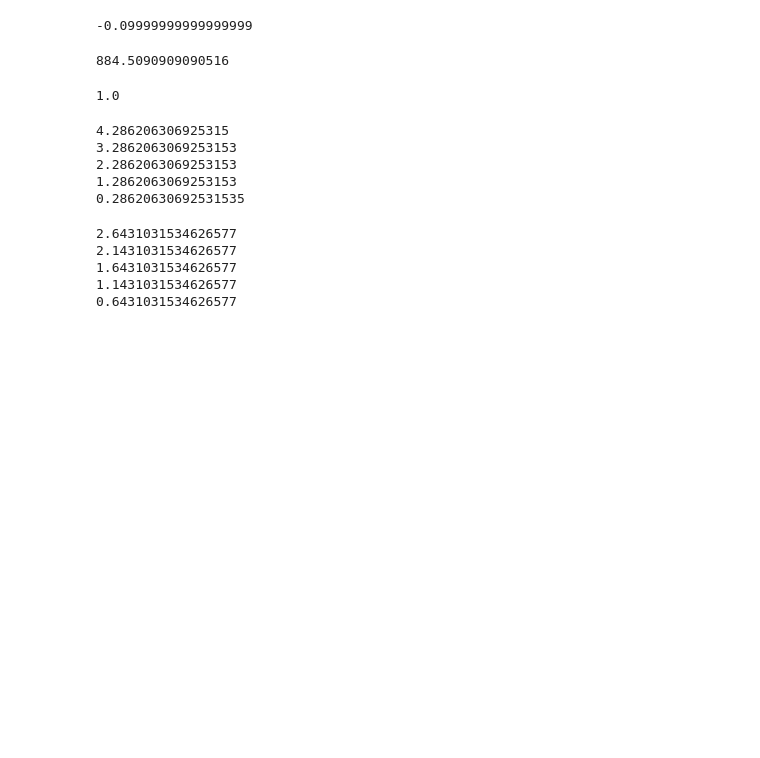
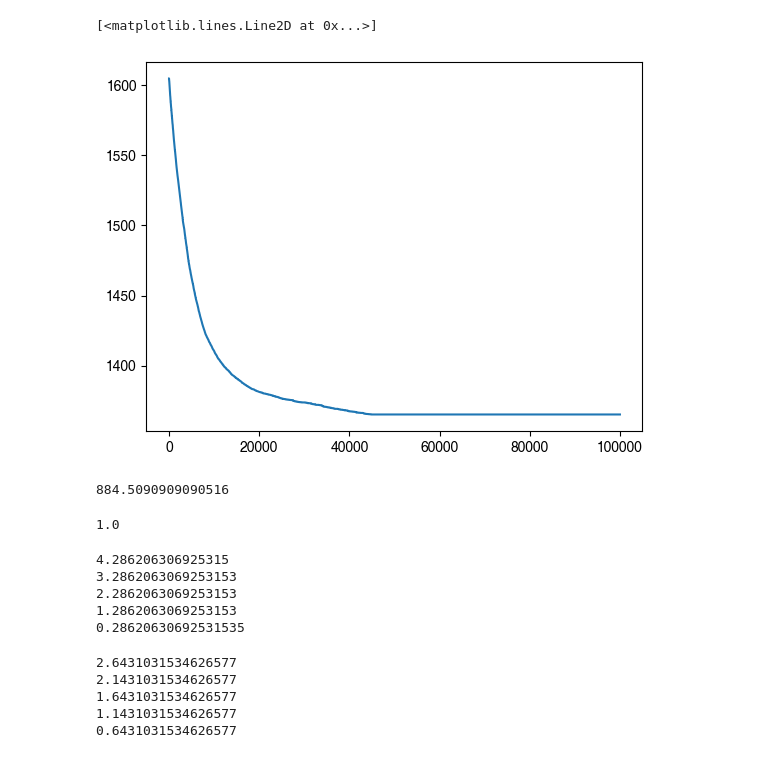
Before and after one commit to kwyosu7/Tuberculosis_hospital_optimization, a Jupyter notebook: article_figure.ipynb, the cells around one changed output. Cells and saved outputs as stored; diff of their text form; code cells hidden in the pictures; blank space fills up the shorter version.

```diff
--- a/article_figure.ipynb
+++ b/article_figure.ipynb
@@ -80,7 +80,10 @@ plt.show()
-# %%
-np.linspace(-0.15, 0.05, 21)[5]
-# %% [output]
--0.09999999999999999
+# %%
+E_ = np.load(save_path+str(2015)+'_age_E_a_'+str(15)+'.npy')
+# %%
+plt.plot(range(100000), E_)
+# %% [output]
+[<matplotlib.lines.Line2D at 0x...>]
+[figure, added]
 # %%
 E(data)
 # %% [output]
```
Also changed, not shown: parts of 8 cells of this notebook, 3 other files.
